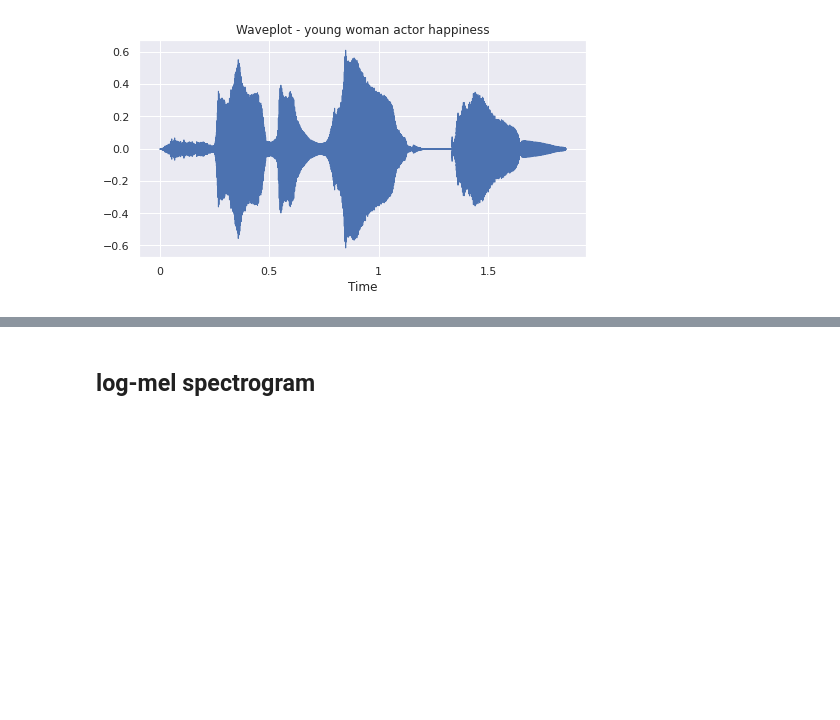
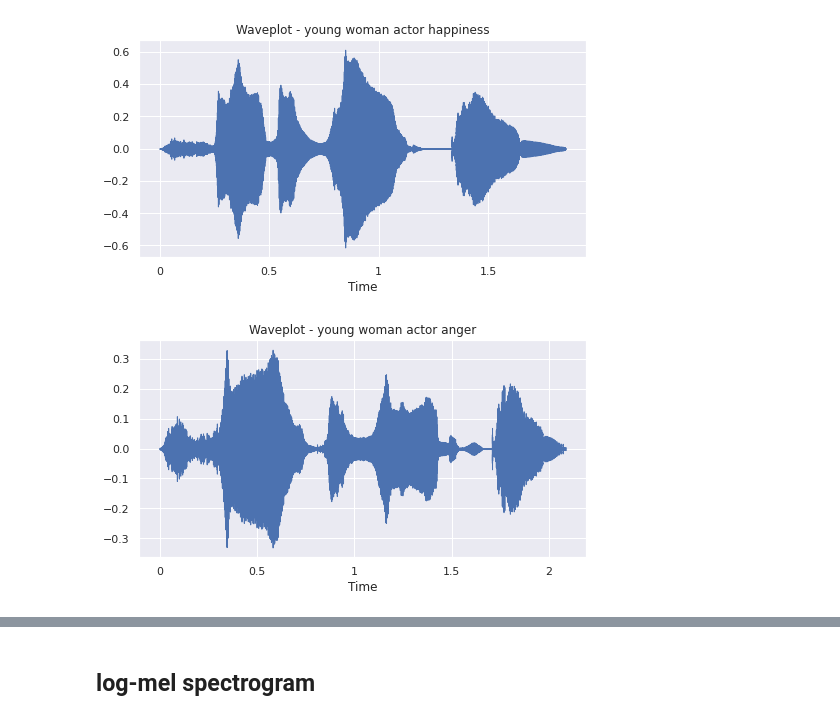
Before and after one commit to mikolajm190/python_SER_DL, a Jupyter notebook: src/tess_traditional_methods.ipynb, the cells around one changed output, grey strips where cells are left out. Saved outputs shown, nothing was run; the diff lists cells and outputs as text; code cells hidden in the pictures; blank space fills up the shorter version.

```diff
--- a/src/tess_traditional_methods.ipynb
+++ b/src/tess_traditional_methods.ipynb
@@ -84,3 +84,16 @@ plt.savefig(imgsPath + 'waveplot_yaf_happiness.png')
 plt.show()
 # %% [output]
 [figure]
+# %%
+import librosa.display
+
+# waveplot
+wavf2, sr2 = librosa.load('../data/tess/yaf/YAF_gun_angry.wav')
+
+plt.figure(figsize = (8, 4))
+librosa.display.waveshow(wavf2, sr = sr2)
+plt.title('Waveplot - young woman actor anger')
+plt.savefig(imgsPath + 'waveplot_yaf_anger.png')
+plt.show()
+# %% [output]
+[figure, added]
```
Also changed, not shown: parts of 12 cells of this notebook.
